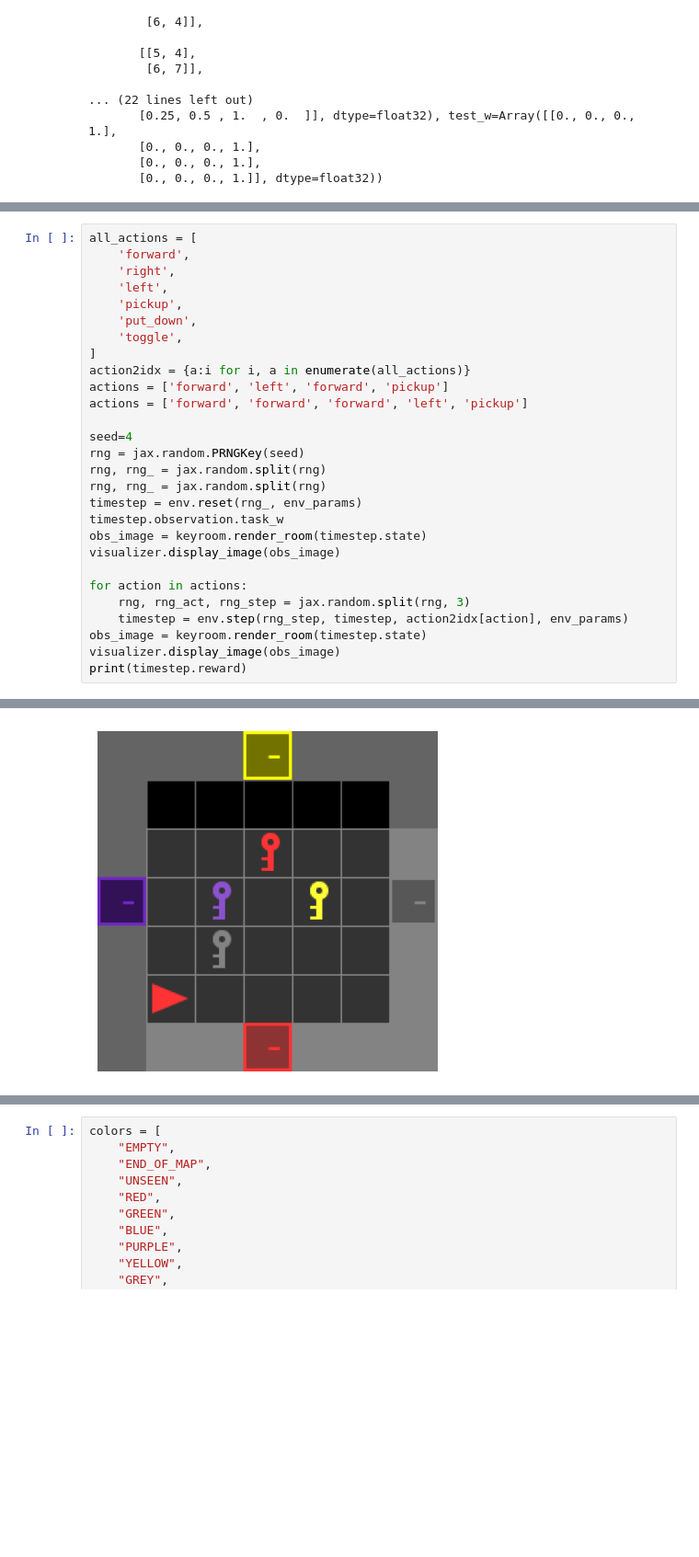
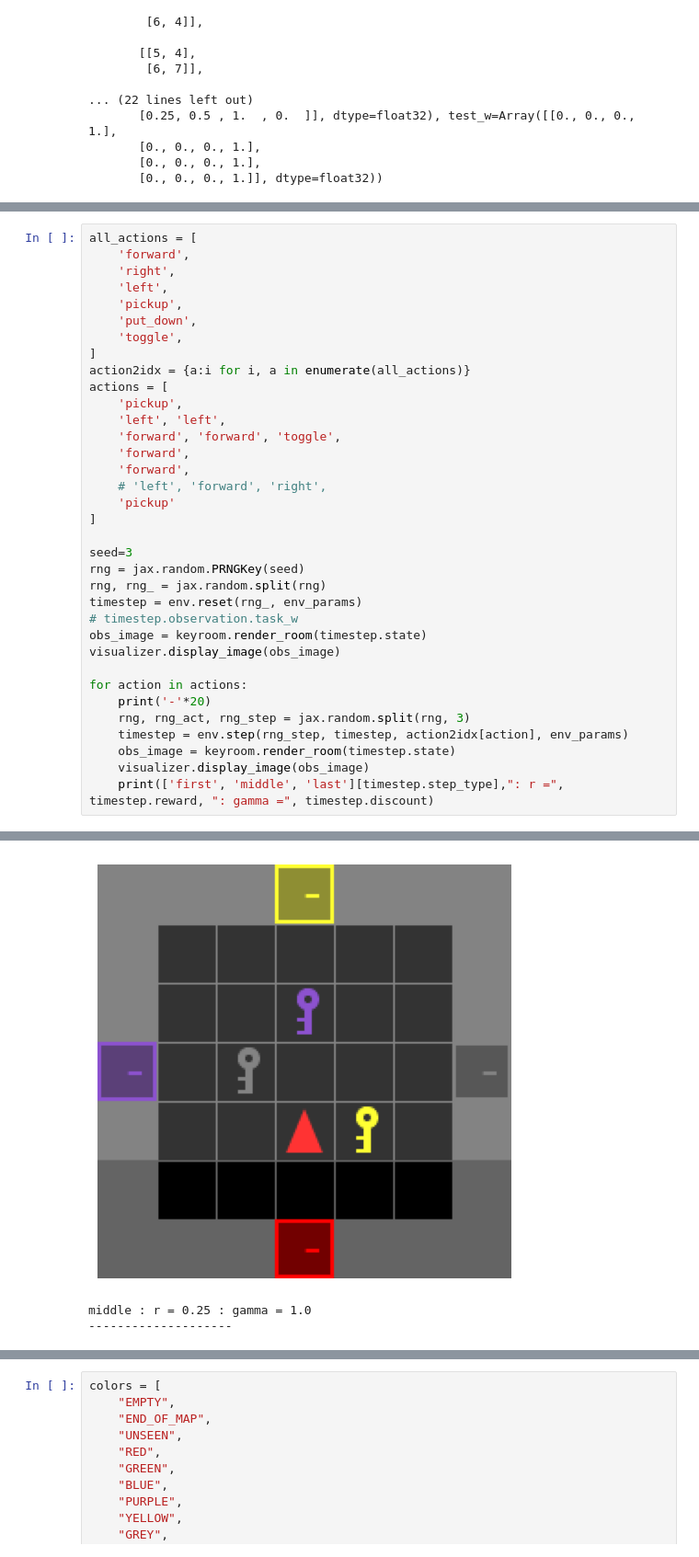
Before and after one commit to wcarvalho/jaxneurorl, a Jupyter notebook: projects/humansf/keyroom-test.ipynb, the cells around one changed output, grey strips where cells are left out. Shown at 92% size. Drawn from its saved outputs; the diff is of its cells as text; blank space fills up the shorter version.

```diff
--- a/projects/humansf/keyroom-test.ipynb
+++ b/projects/humansf/keyroom-test.ipynb
@@ -119,22 +99,29 @@ all_actions = [
     'toggle',
 ]
 action2idx = {a:i for i, a in enumerate(all_actions)}
-actions = ['forward', 'left', 'forward', 'pickup']
-actions = ['forward', 'forward', 'forward', 'left', 'pickup']
+actions = [
+    'pickup',
+    'left', 'left',
+    'forward', 'forward', 'toggle',
+    'forward',
+    'forward',
+    # 'left', 'forward', 'right',
+    'pickup'
+]
 
-seed=4
+seed=3
 rng = jax.random.PRNGKey(seed)
 rng, rng_ = jax.random.split(rng)
-rng, rng_ = jax.random.split(rng)
 timestep = env.reset(rng_, env_params)
-timestep.observation.task_w
+# timestep.observation.task_w
 obs_image = keyroom.render_room(timestep.state)
 visualizer.display_image(obs_image)
 
 for action in actions:
+    print('-'*20)
     rng, rng_act, rng_step = jax.random.split(rng, 3)
     timestep = env.step(rng_step, timestep, action2idx[action], env_params)
-obs_image = keyroom.render_room(timestep.state)
-visualizer.display_image(obs_image)
-print(timestep.reward)
+    obs_image = keyroom.render_room(timestep.state)
+    visualizer.display_image(obs_image)
+    print(['first', 'middle', 'last'][timestep.step_type],": r =", timestep.reward, ": gamma =", timestep.discount)
 # %% [output]
@@ -143 +130,3 @@ print(timestep.reward)
-[figure, old version]
+[figure, new version]
+middle : r = 0.25 : gamma = 1.0
+--------------------
```
Also changed, not shown: parts of 6 cells of this notebook, 1 other file.
